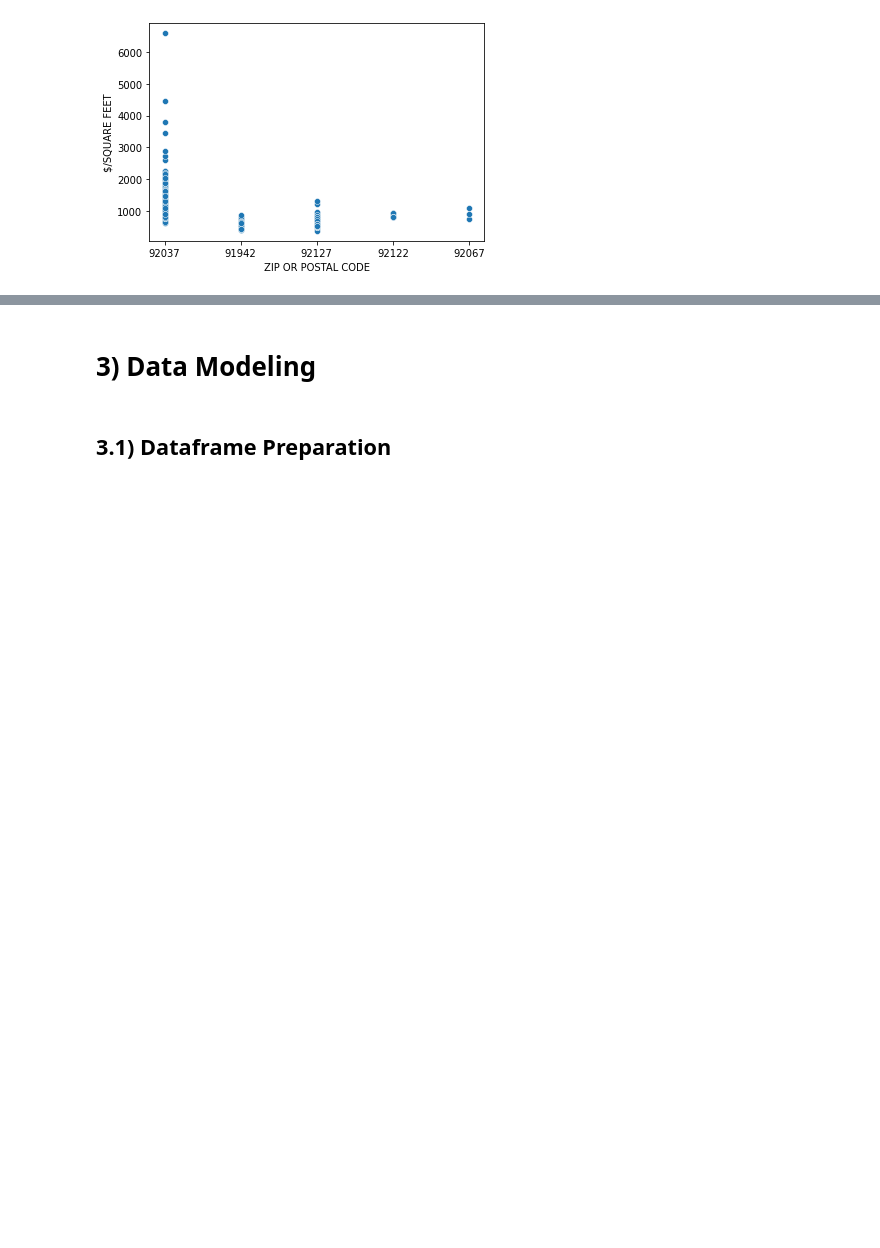
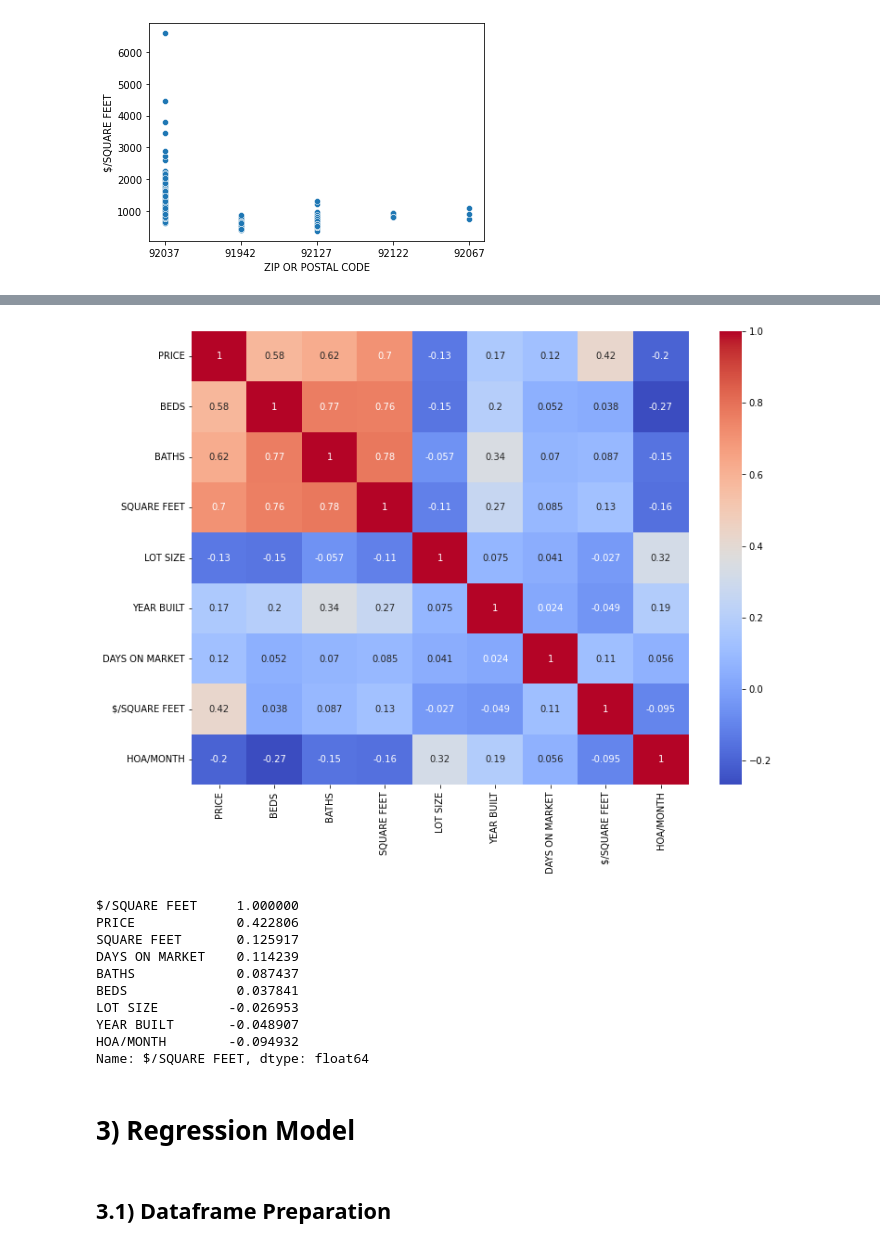
Before and after one commit to tmcgirr/Regression-Model-AAI-500-Project, a Jupyter notebook: Multiple_Linear_Model.ipynb, the cells around one changed output, grey strips where cells are left out. Saved outputs shown, nothing was run; the diff lists cells and outputs as text; code cells hidden in the pictures; blank space fills up the shorter version.

Commit message:
Update Linear Model

```diff
--- a/Multiple_Linear_Model.ipynb
+++ b/Multiple_Linear_Model.ipynb
@@ -208,5 +214,27 @@ sns.scatterplot(x='ZIP OR POSTAL CODE', y='$/SQUARE FEET', data=df_mod)
+# %%
+# Correltation between the independent variables and the dependent variable
+corrmat = df_mod.corr()
+corrmat = df_mod.corr(method='kendall') # Kendall Correlation
+plt.figure(figsize=(12,9))
+sns.heatmap(corrmat, annot=True, cmap='coolwarm')
+plt.show()
+
+# List the correlation between the independent variables and the dependent variable
+print(corrmat['$/SQUARE FEET'].sort_values(ascending=False))
+# %% [output]
+[figure, added]
+$/SQUARE FEET     1.000000
+PRICE             0.422806
+SQUARE FEET       0.125917
+DAYS ON MARKET    0.114239
+BATHS             0.087437
+BEDS              0.037841
+LOT SIZE         -0.026953
+YEAR BUILT       -0.048907
+HOA/MONTH        -0.094932
+Name: $/SQUARE FEET, dtype: float64
 # %% [markdown]
-# 3) Data Modeling
+# 3) Regression Model
 # %% [markdown]
 ## 3.1) Dataframe Preparation
 # %% [markdown]
```
Also changed, not shown: parts of 13 cells of this notebook.
